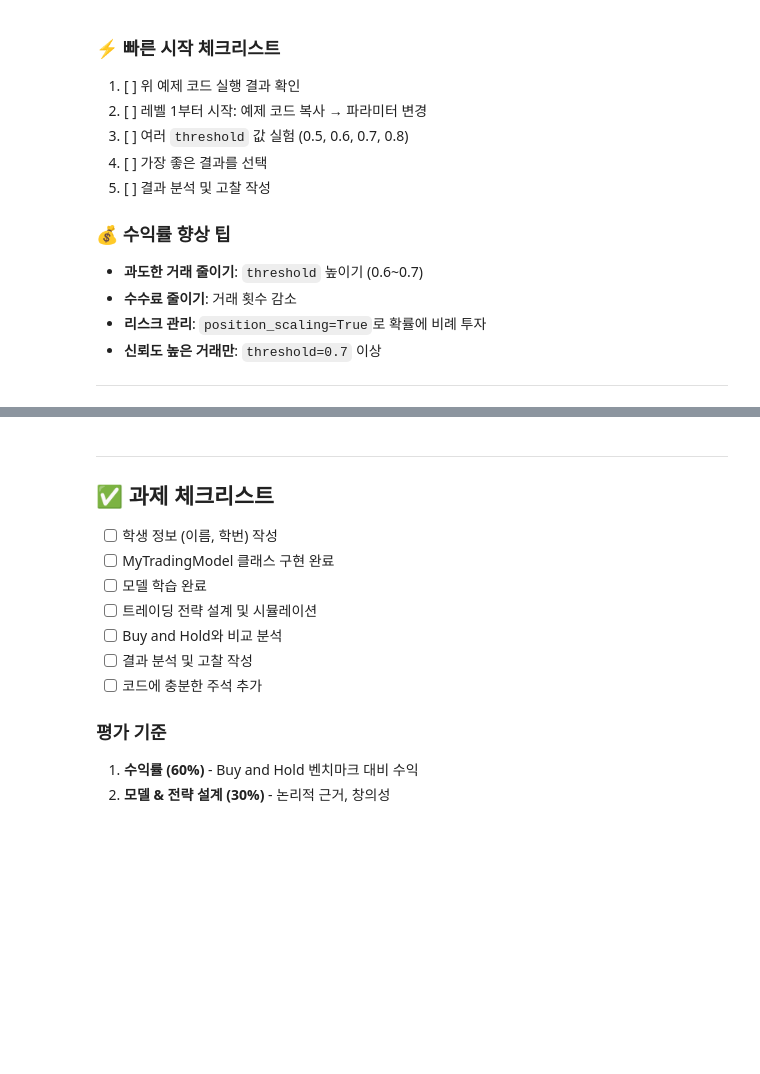
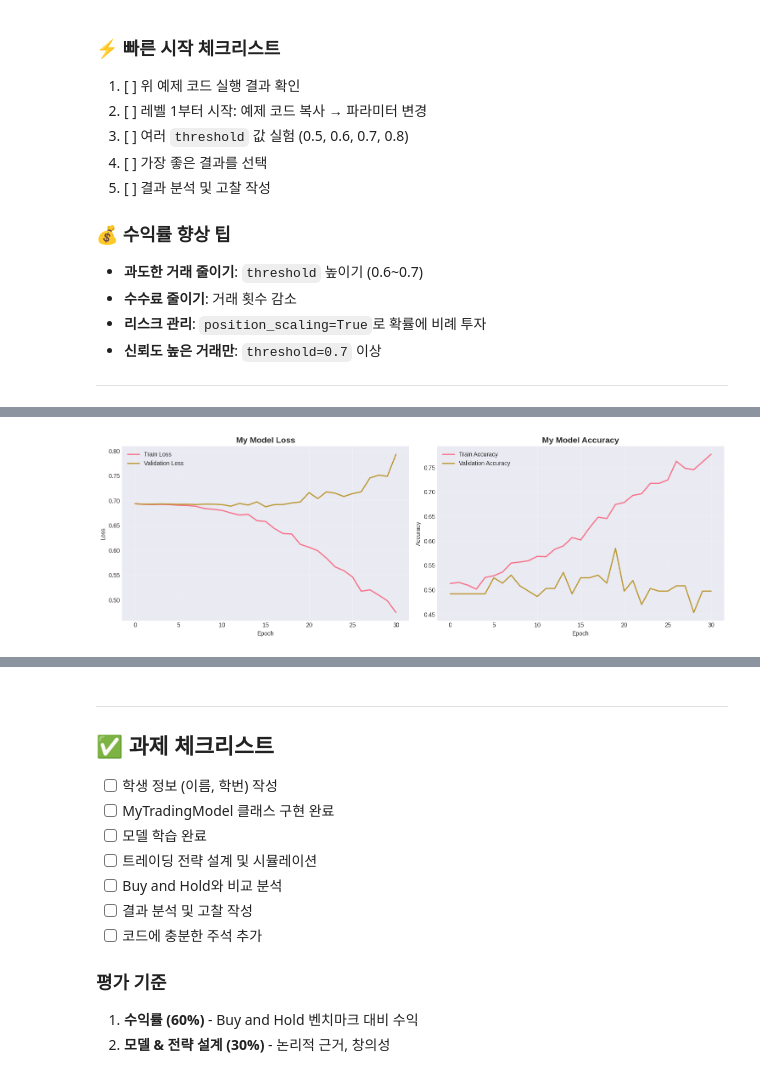
Before and after one commit to ksj41165-ops/TimeSeriesForecastingTest, a Jupyter notebook: assignment_notebook.ipynb, the cells around one changed output, grey strips where cells are left out. Saved outputs shown, nothing was run; the diff lists cells and outputs as text; code cells hidden in the pictures; blank space fills up the shorter version.

```diff
--- a/assignment_notebook.ipynb
+++ b/assignment_notebook.ipynb
@@ -1518,20 +1639,22 @@ class MyTradingModel(nn.Module):
 # %%
 # TODO: 학습 과정 시각화 (선택사항)
 
-# fig, axes = plt.subplots(1, 2, figsize=(15, 5))
-# axes[0].plot(my_history["train_loss"], label="Train Loss", linewidth=2)
-# axes[0].plot(my_history["val_loss"], label="Validation Loss", linewidth=2)
-# axes[0].set_title("My Model Loss", fontsize=14, fontweight="bold")
-# axes[0].set_xlabel("Epoch")
-# axes[0].set_ylabel("Loss")
-# axes[0].legend()
-# axes[0].grid(True, alpha=0.3)
-# axes[1].plot(my_history["train_acc"], label="Train Accuracy", linewidth=2)
-# axes[1].plot(my_history["val_acc"], label="Validation Accuracy", linewidth=2)
-# axes[1].set_title("My Model Accuracy", fontsize=14, fontweight="bold")
-# axes[1].set_xlabel("Epoch")
-# axes[1].set_ylabel("Accuracy")
-# axes[1].legend()
-# axes[1].grid(True, alpha=0.3)
-# plt.tight_layout()
-# plt.show()
+fig, axes = plt.subplots(1, 2, figsize=(15, 5))
+axes[0].plot(my_history["train_loss"], label="Train Loss", linewidth=2)
+axes[0].plot(my_history["val_loss"], label="Validation Loss", linewidth=2)
+axes[0].set_title("My Model Loss", fontsize=14, fontweight="bold")
+axes[0].set_xlabel("Epoch")
+axes[0].set_ylabel("Loss")
+axes[0].legend()
+axes[0].grid(True, alpha=0.3)
+axes[1].plot(my_history["train_acc"], label="Train Accuracy", linewidth=2)
+axes[1].plot(my_history["val_acc"], label="Validation Accuracy", linewidth=2)
+axes[1].set_title("My Model Accuracy", fontsize=14, fontweight="bold")
+axes[1].set_xlabel("Epoch")
+axes[1].set_ylabel("Accuracy")
+axes[1].legend()
+axes[1].grid(True, alpha=0.3)
+plt.tight_layout()
+plt.show()
+# %% [output]
+[figure, added]
```
Also changed, not shown: parts of 21 cells of this notebook.
